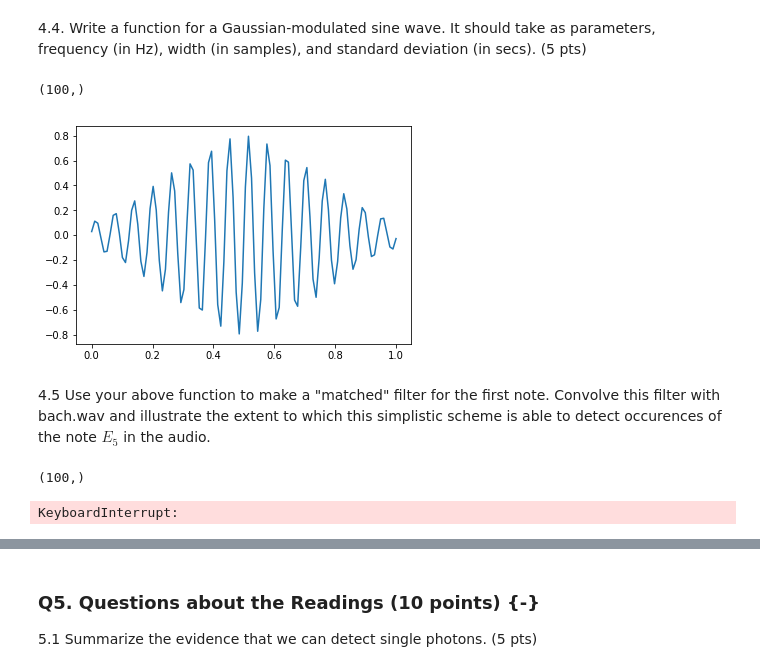
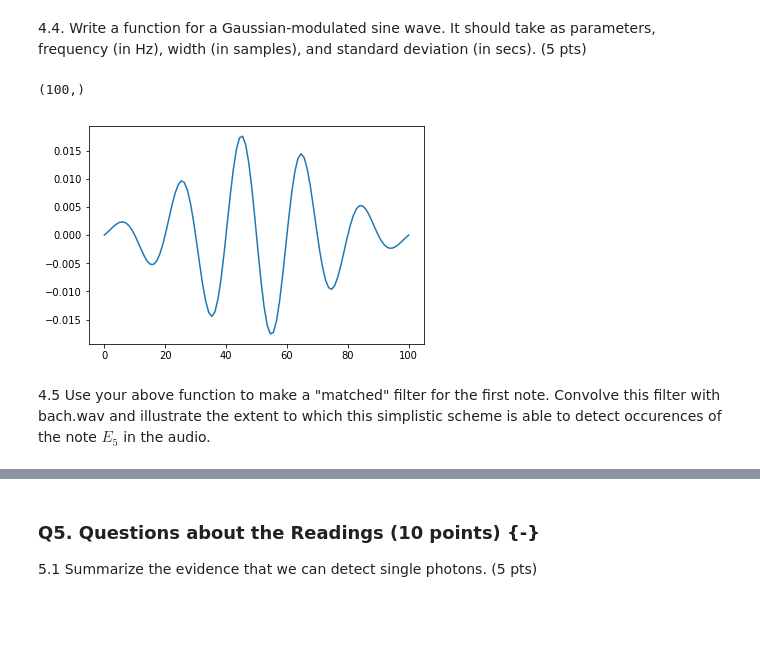
Before and after one commit to brennanmcfarland/computational-perception-class, a Jupyter notebook: CP-A1-bfm21.ipynb, the cells around one changed output, grey strips where cells are left out. Cells and saved outputs as stored; diff of their text form; code cells hidden in the pictures; blank space fills up the shorter version.

```diff
--- a/CP-A1-bfm21.ipynb
+++ b/CP-A1-bfm21.ipynb
@@ -356,31 +355,18 @@ In applying the filter I've essentially "blurred" the sound to get rid of any hi
 # %% [markdown]
 4.4. Write a function for a Gaussian-modulated sine wave.  It should take as parameters, frequency (in Hz), width (in samples), and standard deviation (in secs). (5 pts)
 # %%
+# frequency in Hz (given sample rate), width in samples, stdev in sec
 def gaussian_modulated_sine(frequency, width, stddev):
-    domain = np.linspace(-1, 1, width)
-    gaussian = gaussian_distribution(0, stddev**2)(domain) # TODO: fix units
-    sine = np.sin(domain*frequency/2) # TODO: fix units
+    domain = np.linspace(-width//2, width//2, width)
+    gaussian = gaussian_distribution(0, (stddev * srate)**2)(domain)
+    sine = np.sin(domain*frequency*2*math.pi / srate)
     print(domain.shape)
     return gaussian * sine
 # %%
-plt.plot(np.linspace(0, 1, 100), gaussian_modulated_sine(100, 100, .5))
+plt.plot(np.linspace(0, 100, 100), gaussian_modulated_sine(22050*5, 100, .001))
 plt.show()
 # %% [output]
 (100,)
-[figure, old version]
+[figure, new version]
 # %% [markdown]
 4.5 Use your above function to make a "matched" filter for the first note.  Convolve this filter with bach.wav and illustrate the extent to which this simplistic scheme is able to detect occurences of the note $E_5$ in the audio.
-# %%
-signal = audionorm(dataBach)
-#print(signal.shape)
-#print(gaussian_modulated_sine(100, 100, .5).shape)
-filtered_signal = discretely_convolve(signal, gaussian_modulated_sine(100, 100, .5)) # x in this function is the sine wave
-#print(signal.shape)
-#print(filtered_signal.shape)
-
-#plt.plot(signal)
-plt.plot(filtered_signal)
-plt.show()
-# %% [output]
-(100,)
-KeyboardInterrupt:
```
Also changed, not shown: parts of 7 cells of this notebook.
